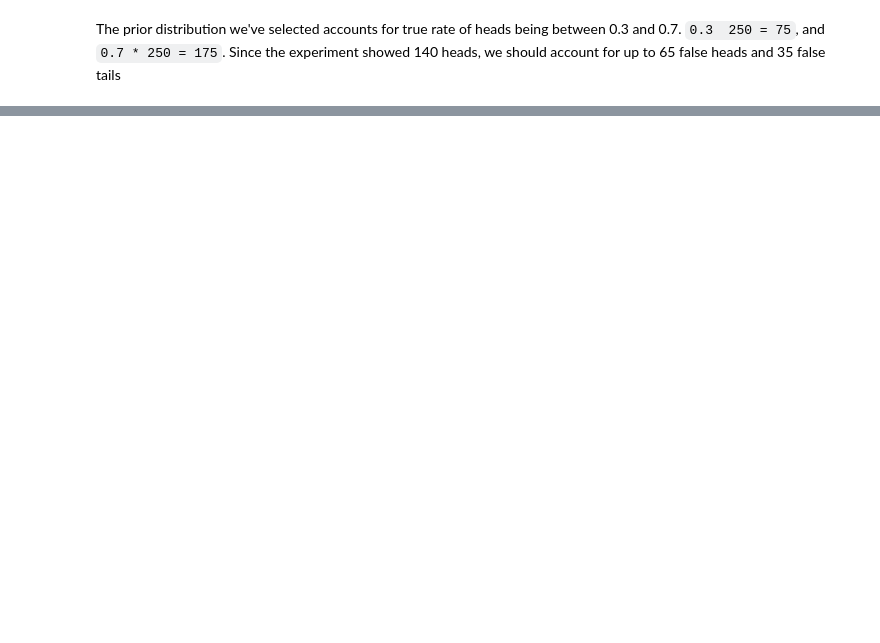
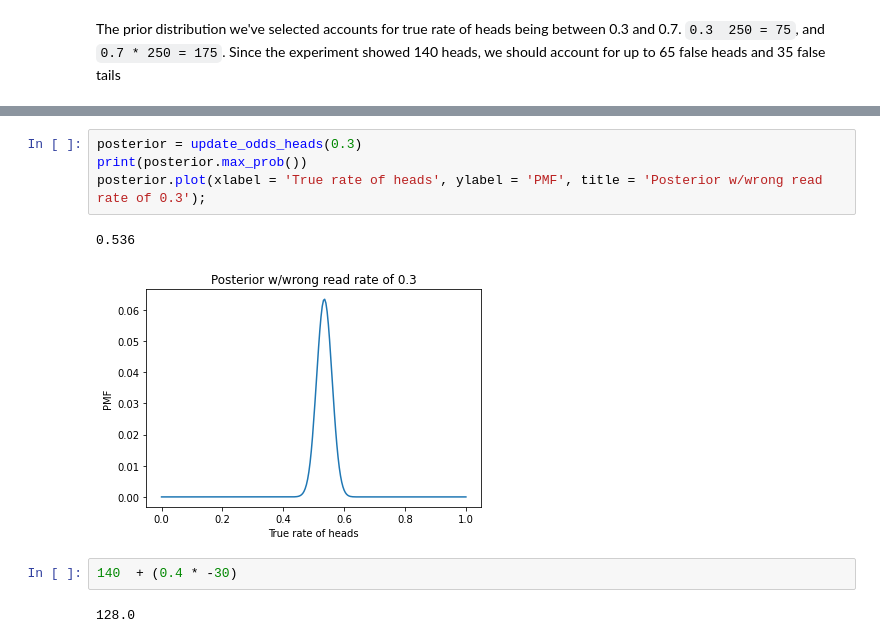
Before and after one commit to neilsmiller/think_bayes, a Jupyter notebook: ch4.ipynb, the cells around one changed output, grey strips where cells are left out. Saved outputs shown, nothing was run; the diff lists cells and outputs as text; blank space fills up the shorter version.

```diff
--- a/ch4.ipynb
+++ b/ch4.ipynb
@@ -140,0 +183,11 @@ The prior distribution we've selected accounts for true rate of heads being betw
+# %%
+posterior = update_odds_heads(0.3)
+print(posterior.max_prob())
+posterior.plot(xlabel = 'True rate of heads', ylabel = 'PMF', title = 'Posterior w/wrong read rate of 0.3');
+# %% [output]
+0.536
+[figure, added]
+# %%
+140  + (0.4 * -30)
+# %% [output]
+128.0
```
Also changed, not shown: parts of 3 cells of this notebook.
